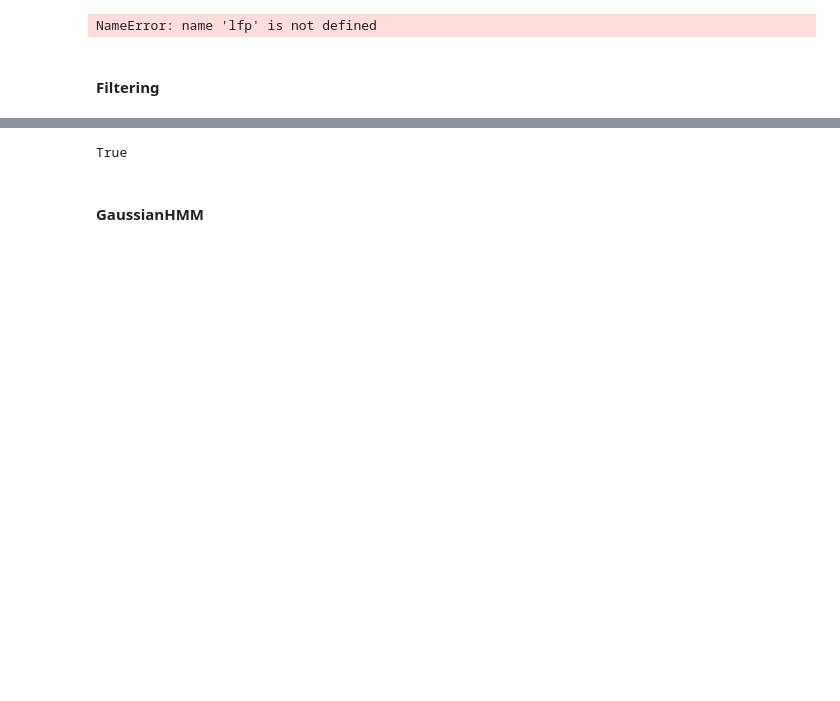
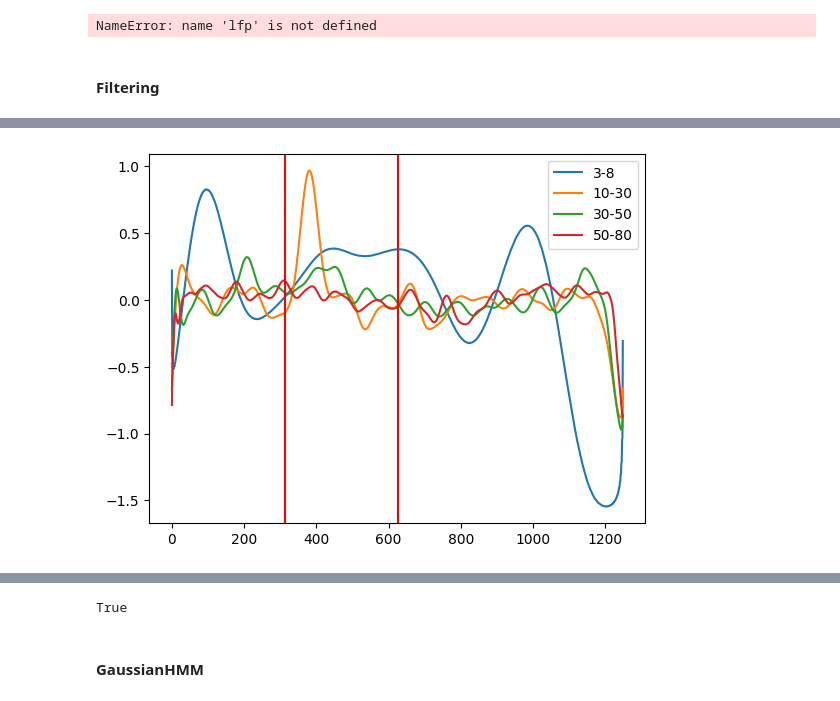
Before and after one commit to jerryjii/HMM, a Jupyter notebook: HMM_LFP.ipynb, the cells around one changed output, grey strips where cells are left out. Cells and saved outputs as stored; diff of their text form; code cells hidden in the pictures; blank space fills up the shorter version.

```diff
--- a/HMM_LFP.ipynb
+++ b/HMM_LFP.ipynb
@@ -141,0 +150,28 @@ True
+# %%
+def testing(probe, num):
+    ac47 = probe[:,num]
+    bands = np.zeros((4, 200, 1250))
+    Wns = [[3,8],[10,30],[30,50],[50,80]]
+    for i, Wn in enumerate(Wns):
+        sos = butter(N=3, Wn=Wn, fs=1250, btype='bandpass', output='sos')
+        for j, start in enumerate(stim_start):
+            test = ac47.sel(time=slice(start-0.25, start+0.75)).values
+            test_ff = sosfiltfilt(sos, test)
+            test_env = hilbert(test_ff)
+            test_env_abs = np.abs(test_env)
+            if len(test_env_abs) < 1250:
+                bands[i][j][:len(test_env_abs)] = zscore(test_env_abs**2)
+                bands[i][j][len(test_env_abs):] = zscore(test_env_abs[-1]**2)
+            elif len(test_env_abs) > 1250:
+                bands[i][j] = zscore(test_env_abs[:1250]**2)
+            else:
+                bands[i][j] = zscore(test_env_abs**2)
+    avg = np.mean(bands, axis=1)
+    plt.plot(avg[0].T, label='3-8')
+    plt.plot(avg[1].T, label='10-30')
+    plt.plot(avg[2].T, label='30-50')
+    plt.plot(avg[3].T, label='50-80')
+    plt.axvline(250/0.8, c='r')
+    plt.axvline(500/0.8, c='r')
+    plt.legend();
+    return avg
@@ -141,0 +210,4 @@ True
+# %%
+shared = testing(probeC, 23)
+# %% [output]
+[figure, added]
```
Also changed, not shown: parts of 23 cells of this notebook.
